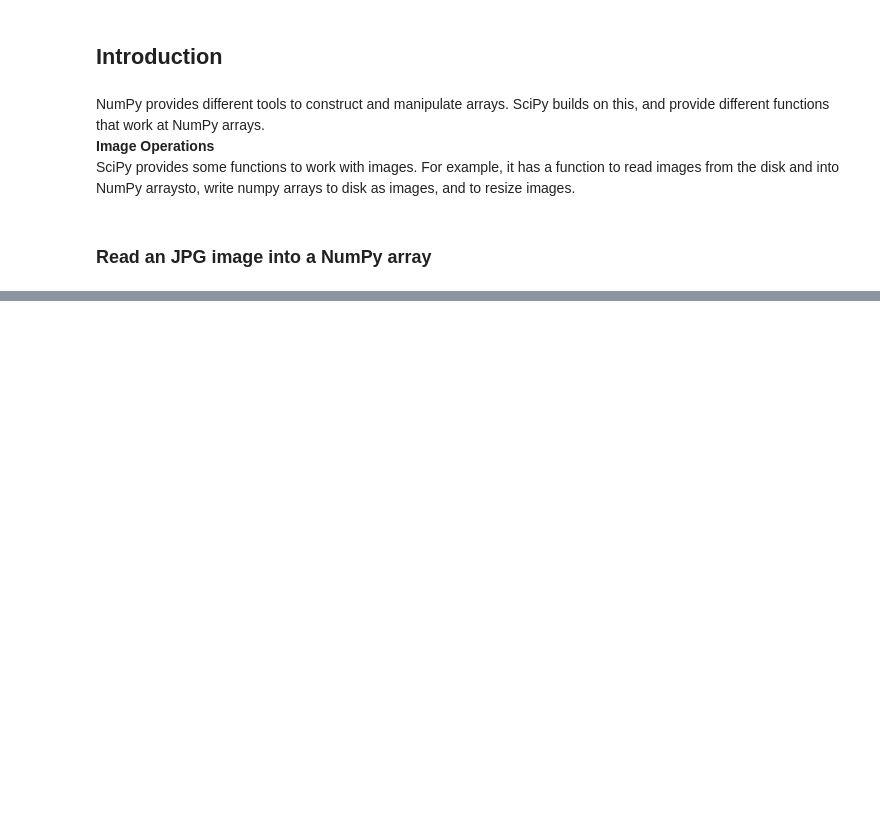
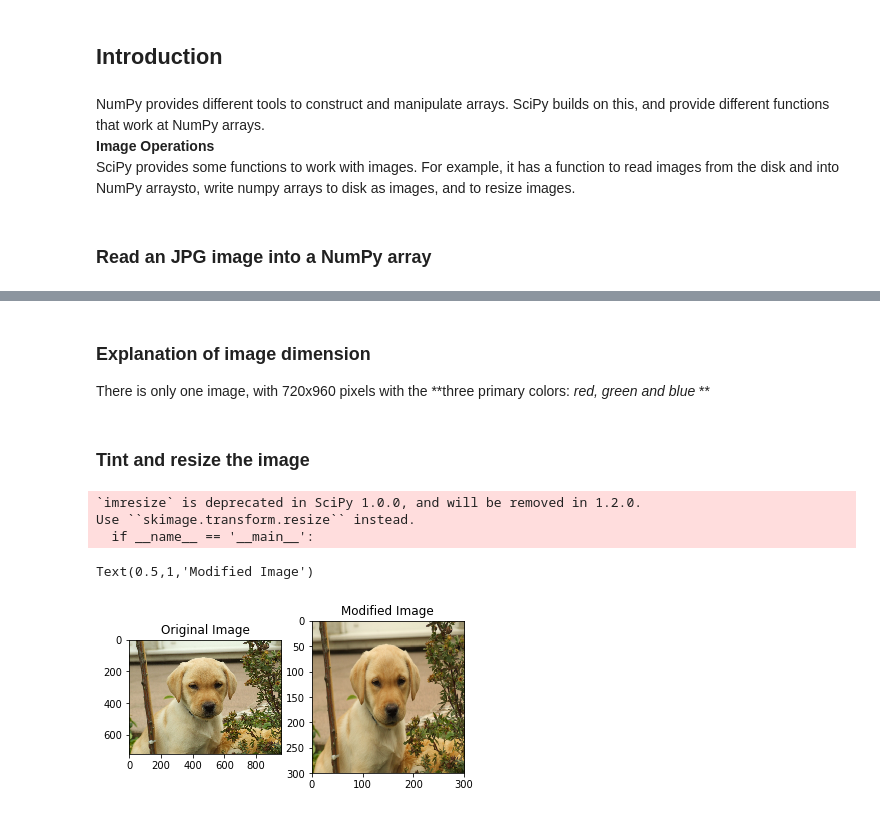
Before and after one commit to razielar/Deep-Learning-AI-Barcelona-2018, a Jupyter notebook: Introduction/Python SciPy and Matplotlib.ipynb, the cells around one changed output, grey strips where cells are left out. Cells and saved outputs as stored; diff of their text form; code cells hidden in the pictures; blank space fills up the shorter version.

```diff
--- a/Introduction/Python SciPy and Matplotlib.ipynb
+++ b/Introduction/Python SciPy and Matplotlib.ipynb
@@ -25,0 +45,31 @@ Use ``imageio.imread`` instead.
+# %% [markdown]
+### Explanation of image dimension
+There is only one image, with 720x960 pixels with the **three primary colors: *red, green and blue* **
+# %% [markdown]
+### Tint and resize the image
+# %%
+###We can tint the image by scaling each of the color channels by multiplying by by the array [1, 0.95, 0.9]
+###of shape (3,). Means that the red channel it's not changed, by the green and blue channels are disminished 0.05
+###and 0.1
+
+img_tinted = img * [1, 0.95, 0.9]
+
+###Resize the image from 720x960 pixels to 300x300 pixels
+
+img_tinted = imresize(img_tinted, (300, 300))
+
+### Subplots:
+
+plt.subplot(1,2,1)
+plt.imshow(img)
+plt.title('Original Image')
+
+plt.subplot(1,2,2)
+plt.imshow(img_tinted)
+plt.title('Modified Image')
+# %% [output]
+`imresize` is deprecated in SciPy 1.0.0, and will be removed in 1.2.0.
+Use ``skimage.transform.resize`` instead.
+  if __name__ == '__main__':
+Text(0.5,1,'Modified Image')
+[figure, added]
```
Also changed, not shown: parts of 11 cells of this notebook.
